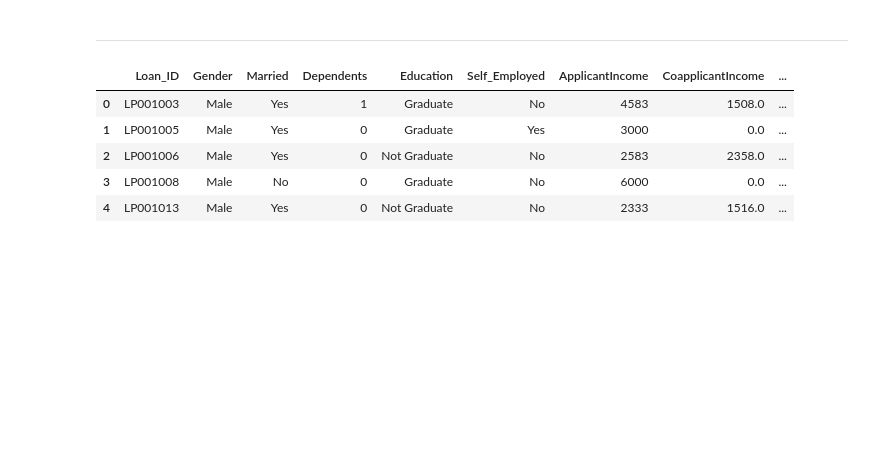
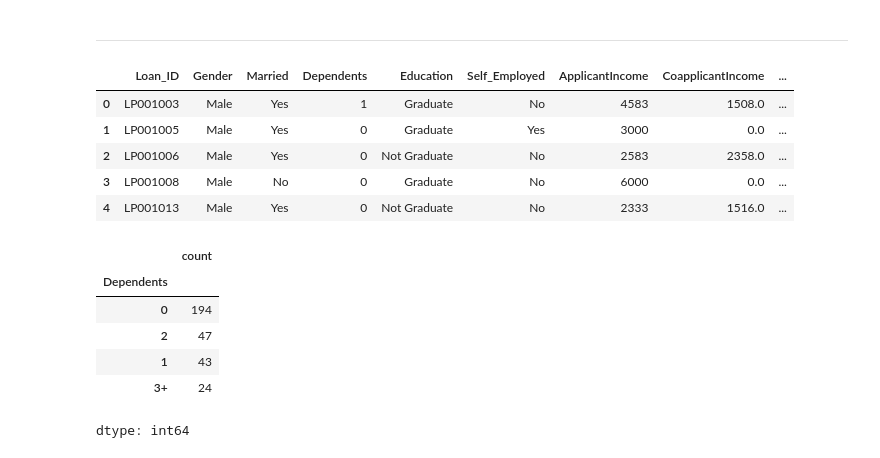
Before and after one commit to azimjaan21/loan_status_prediction, a Jupyter notebook: loan_prediction.ipynb, the cells around one changed output. Cells and saved outputs as stored; diff of their text form; code cells hidden in the pictures; blank space fills up the shorter version.

```diff
--- a/loan_prediction.ipynb
+++ b/loan_prediction.ipynb
@@ -120,3 +120,14 @@ loan_dataset.head()
 | 2 | LP001006 | Male | Yes | 0 | Not Graduate | No | 2583 | 2358.0 | ... |
 | 3 | LP001008 | Male | No | 0 | Graduate | No | 6000 | 0.0 | ... |
 | 4 | LP001013 | Male | Yes | 0 | Not Graduate | No | 2333 | 1516.0 | ... |
+# %%
+# "Dependents" column amount counts:
+loan_dataset['Dependents'].value_counts()
+# %% [output]
+|  | count |
+| Dependents |  |
+| 0 | 194 |
+| 2 | 47 |
+| 1 | 43 |
+| 3+ | 24 |
+dtype: int64
```
Also changed, not shown: parts of 15 cells of this notebook.
